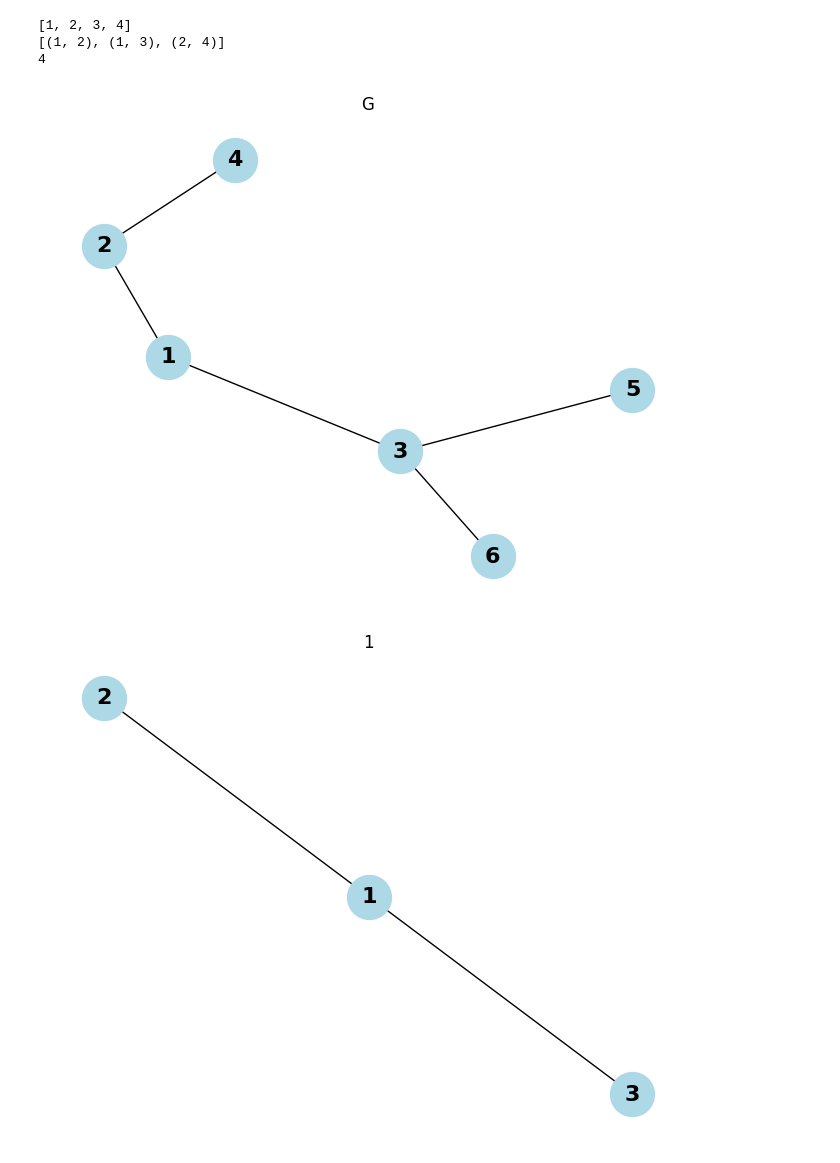
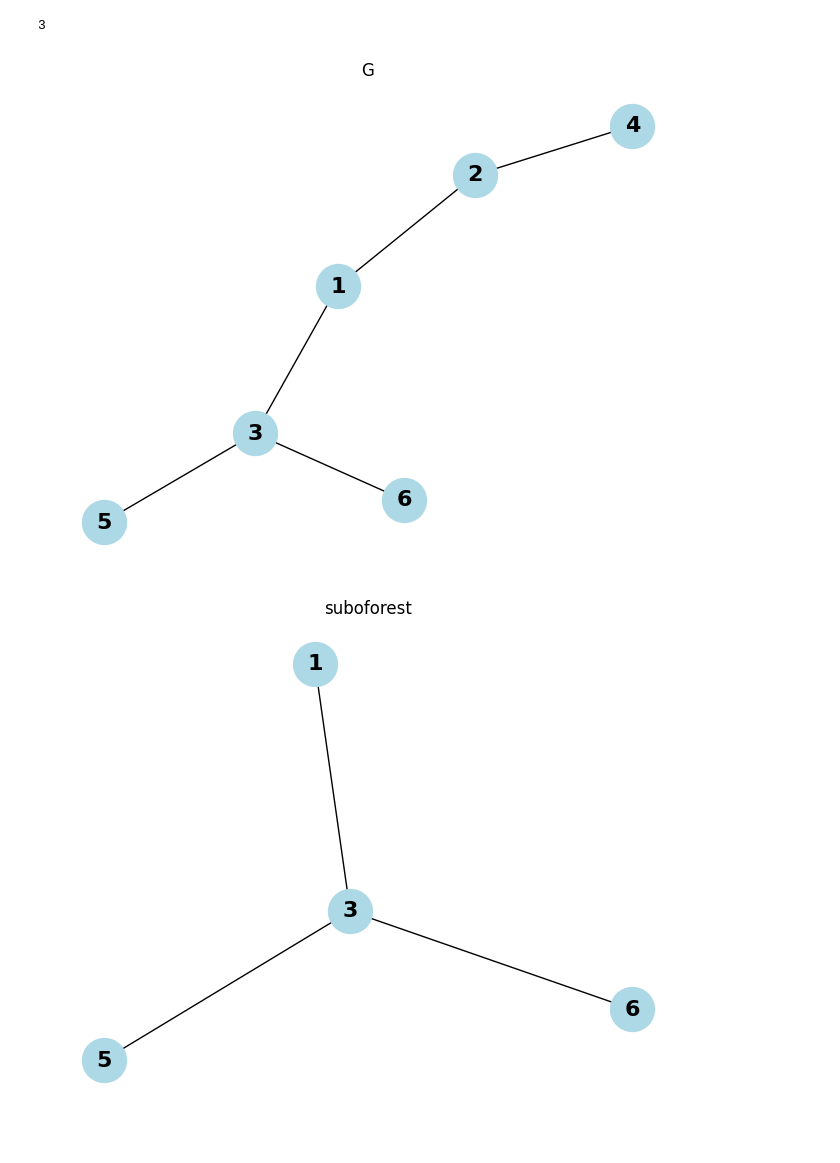
Before and after one commit to gajin44/Maximum-Subforest, a Jupyter notebook: brute_force.ipynb, the cells around one changed output. Drawn from its saved outputs; the diff is of its cells as text; code cells hidden in the pictures.

```diff
--- a/brute_force.ipynb
+++ b/brute_force.ipynb
@@ -1,89 +1,77 @@
 # %%
 import matplotlib.pyplot as plt
-import itertools
+from itertools import combinations
 import networkx as nx
 
 
-
-def sadrzi_izomorfno(G, H):
+def contains_isomorphic_subtree(graph, H):
     for h in H:
-        gm = nx.algorithms.isomorphism.GraphMatcher(G, h)
-        if gm.is_isomorphic():
-            return True
+        for sub_nodes in combinations(graph.nodes(), len(h.nodes())):
+            subgraph = graph.subgraph(sub_nodes)
+            if nx.is_isomorphic(subgraph, h):
+                return True
     return False
 
-def maximum_subforest(G, H):
+def maximum_subforest(T, H):
+    max_subforest = None
+    max_edges = 0
 
-    n = len(G.nodes)
-    max_subforest = None
-    max_size = 0
+    for num_edges in range(len(T.edges()), 0, -1):
+        for edges_subset in combinations(T.edges(), num_edges):
+            subgraph = T.edge_subgraph(edges_subset).copy()
+            if nx.is_connected(subgraph) and not contains_isomorphic_subtree(subgraph, H):
+                if subgraph.number_of_edges() > max_edges:
+                    max_edges = subgraph.number_of_edges()
+                    max_subforest = subgraph
 
-    for i in range (1, n+1):
+    return max_subforest
 
-        for komb in itertools.combinations(G.nodes, i):
-            podstablo = G.subgraph(komb)
-            if nx.is_connected(podstablo):
-                if not sadrzi_izomorfno(podstablo, H):
-                    if len(podstablo.nodes) > max_size:
-                        max_size = len(podstablo.nodes)
-                        max_subforest = podstablo
 
-    return max_subforest, max_size
+
+
 
 G = nx.Graph()
 G.add_edges_from([(1,2), (1,3), (2,4), (3,5), (3,6)])
 
 H = []
 h1 = nx.Graph()
-h1.add_edges_from([(1,2), (1,3)])
+h1.add_edges_from([(1,2), (1,3),(3,5)])
 H.append(h1)
 
 
-h2 = nx.Graph()
-h2.add_edges_from([(1,2)])
-H.append(h2)
 
 h3 = nx.Graph()
 h3.add_edges_from([(1,2), (1,3), (2,4), (3,5), (3,6)])
 H.append(h3)
 
 
 h4 = nx.Graph()
 h4.add_edges_from([(1,2), (1,3), (2,4), (3,5)])
 H.append(h4)
 
 
 h5 = nx.Graph()
 h5.add_edges_from([(1,2), (1,3), (3,5), (3,6)])
 H.append(h5)
 
 
-subforest, size = maximum_subforest(G,H)
+subforest = maximum_subforest(G,H)
 
-print(subforest.nodes)
-print(subforest.edges)
-print(size)
-
+if subforest:
+    print(subforest.number_of_edges())
+else:
+    print("Nema")
 
 
 nx.draw(G, with_labels=True, node_color = 'lightblue', node_size = 1000, font_size = 16, font_color = 'black', font_weight = 'bold')
 plt.title("G")
 plt.show()
-i = 0
-for h in H:
-    i = i+1
-    nx.draw(h, with_labels=True, node_color = 'lightblue', node_size = 1000, font_size = 16, font_color = 'black', font_weight = 'bold')
-    plt.title(i)
-    plt.show()
-
 
 
 nx.draw(subforest, with_labels=True, node_color = 'lightblue', node_size = 1000, font_size = 16, font_color = 'black', font_weight = 'bold')
 plt.title("suboforest")
 plt.show()
 # %% [output]
-[1, 2, 3, 4]
-[(1, 2), (1, 3), (2, 4)]
-4
+3
-[figure, old version]
+[figure, new version]
-[figure, old version]
+[figure, new version]
```
Also changed, not shown: parts of 1 cell of this notebook.
